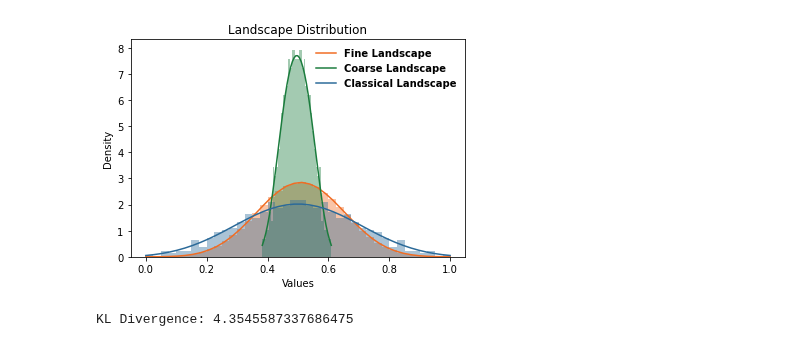
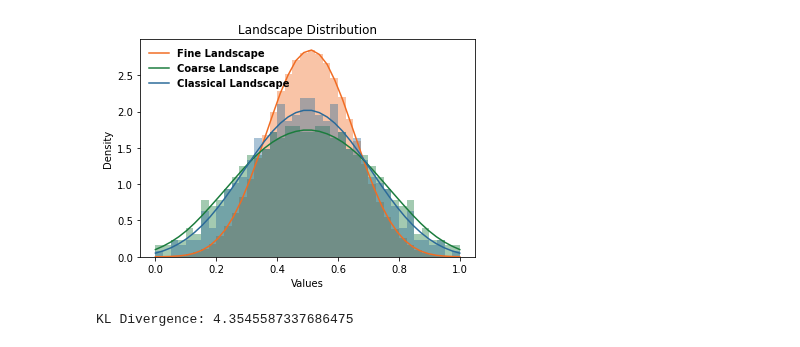
Before and after one commit to baldFemale/OpenInnovationFramework, a Jupyter notebook: Landscapes/Evaluator.ipynb, the cells around one changed output. Drawn from its saved outputs; the diff is of its cells as text; code cells hidden in the pictures.

```diff
--- a/Landscapes/Evaluator.ipynb
+++ b/Landscapes/Evaluator.ipynb
@@ -51,7 +51,7 @@ state_num = 4
 np.random.seed(1000)
 landscape = Landscape(N=N, K=K, state_num=state_num, norm=True)  # 4^9
 cog_landscape = CogLandscape(landscape=landscape, expertise_domain=list(range(N)),
-                             expertise_representation=["A", "B"], norm=False)  # 2^9
+                             expertise_representation=["A", "B"], norm=True)  # 2^9
 binary_landscape = BinaryLandscape(N=N, K=K, K_within=None, K_between=None, norm=True)  # 2^9
 data = list(landscape.cache.values())
 cog_data = list(cog_landscape.cache.values())
@@ -62,35 +62,35 @@ alpha = 0.4
 # Hist 1: Multi-State Landscape
 plt.hist(data, bins=bins, color=nature_orange, alpha=alpha, density=True)
 kde1 = gaussian_kde(data)
 x_values1 = np.linspace(min(data), max(data), bins)
 pdf1 = kde1(x_values1)
 plt.plot(x_values1, pdf1, '-', color=nature_orange, label='Fine Landscape')
 
 # Hist 2: Cognitive Landscape
 plt.hist(cog_data, bins=bins, color=nature_green, alpha=alpha, density=True)
 kde2 = gaussian_kde(cog_data)
 x_values2 = np.linspace(min(cog_data), max(cog_data), bins)
 pdf2 = kde2(x_values2)
 plt.plot(x_values2, pdf2, '-', color=nature_green, label='Coarse Landscape')
 
 # Hist 3: Binary Landscape
 plt.hist(bin_data, bins=bins, alpha=alpha, color=nature_blue, density=True)
 kde3 = gaussian_kde(bin_data)
 x_values3 = np.linspace(min(bin_data), max(bin_data), bins)
 pdf3 = kde3(x_values3)
 plt.plot(x_values3, pdf3, '-', color=nature_blue, label='Classical Landscape')
 
 # Add labels and legend
 plt.xlabel('Values')
 plt.ylabel('Density')
 plt.title('Landscape Distribution')
 plt.legend(frameon=False, prop=legend_properties)
-plt.savefig(data_folder + r"\landscape_distribution_N{0}_K{1}.png".format(N, K), transparent=True, dpi=300)
+plt.savefig(data_folder + r"\max_N{0}_K{1}.png".format(N, K), transparent=True, dpi=300)
 # Show the plot
 plt.show()
 # plt.clf()
 # %% [output]
-[figure, old version]
+[figure, new version]
 # %%
 # Sample data for two distributions
 data1 = [1, 2, 2, 3, 4, 4, 4, 5, 5, 6]
```
Also changed, not shown: 17 other files.
